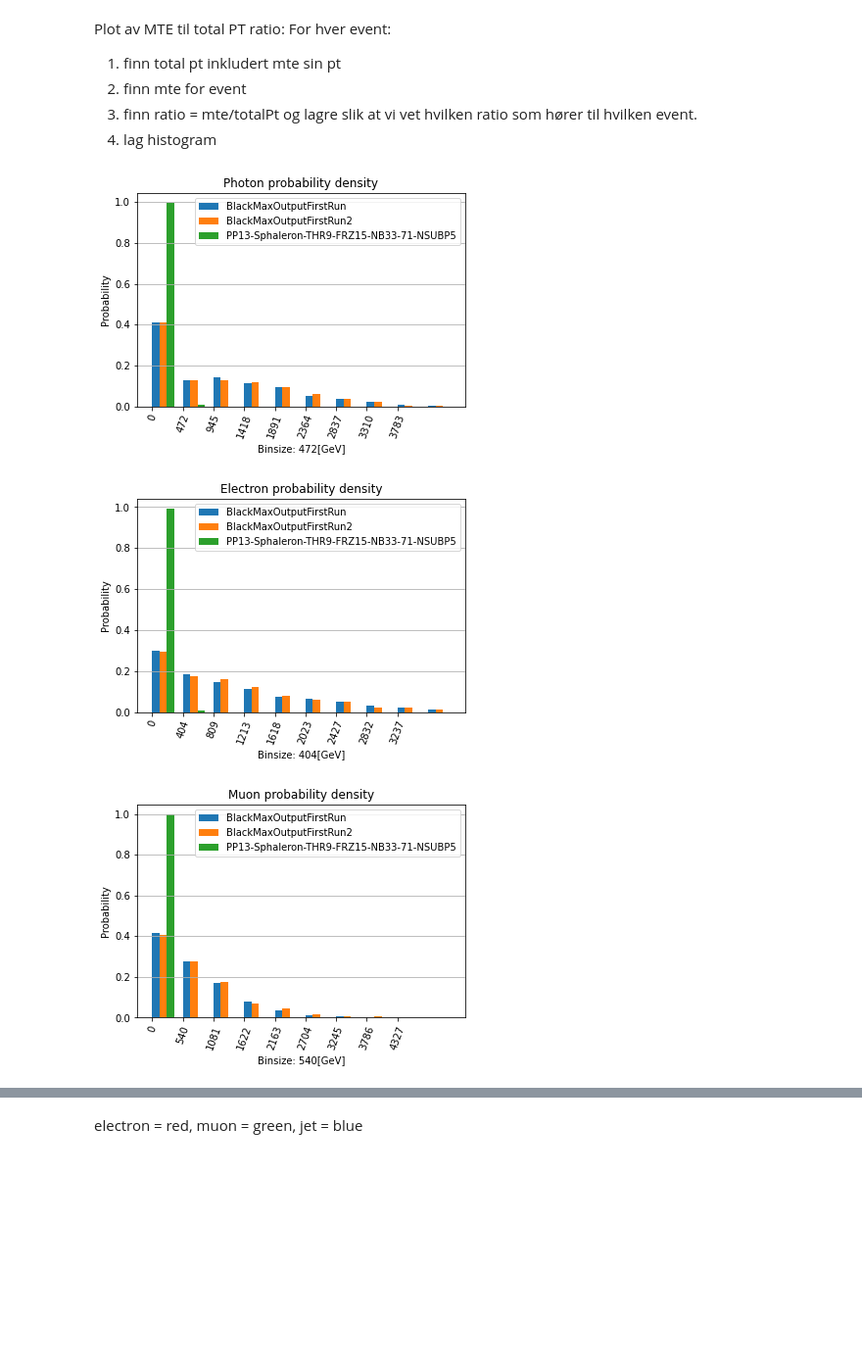
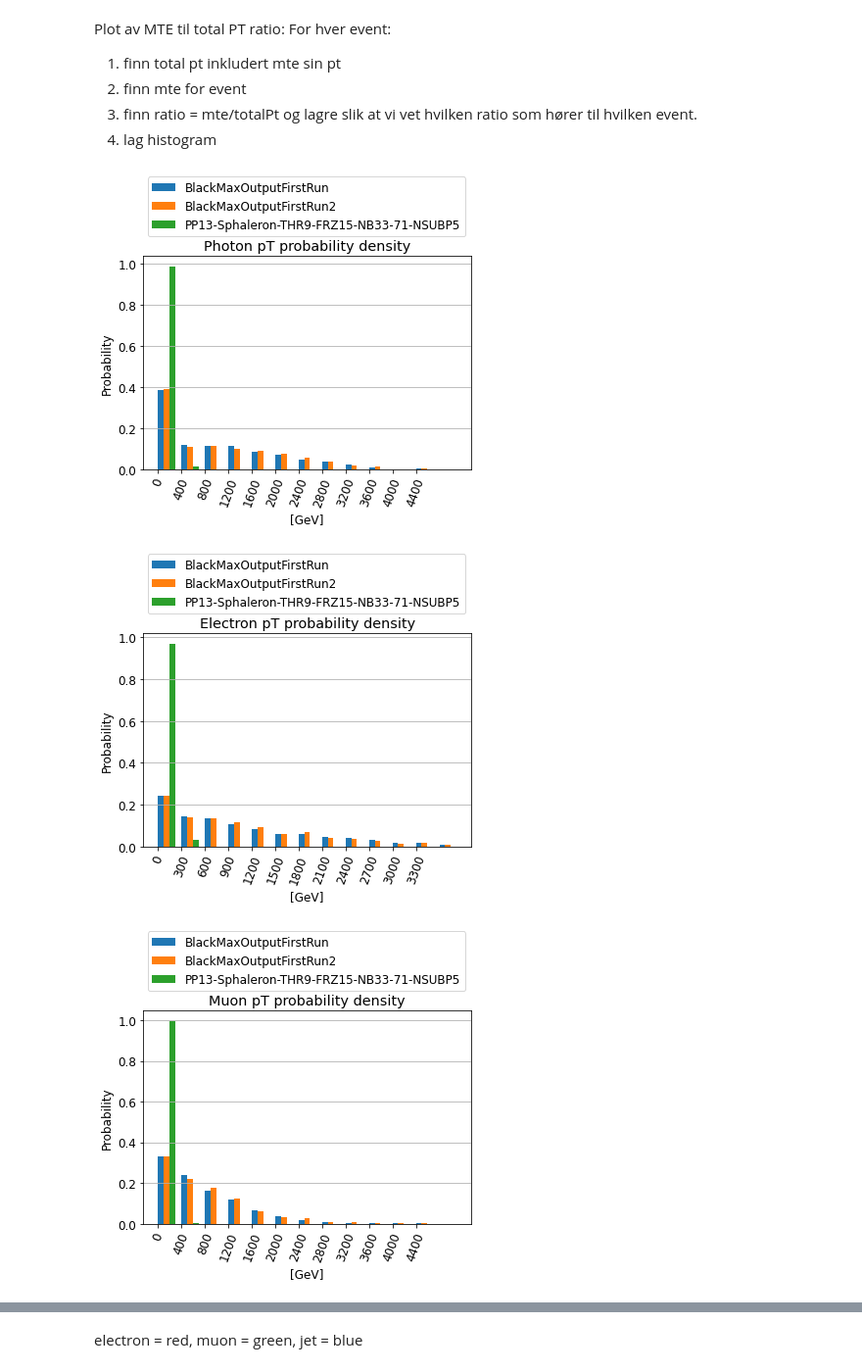
Before and after one commit to mitresthen/phys117_2021, a Jupyter notebook: SphaleronsVBlackHoles.ipynb, the cells around one changed output, grey strips where cells are left out. Shown at 98% size. Cells and saved outputs as stored; diff of their text form; code cells hidden in the pictures; blank space fills up the shorter version.

```diff
--- a/SphaleronsVBlackHoles.ipynb
+++ b/SphaleronsVBlackHoles.ipynb
@@ -135,9 +145,9 @@ class DataSet:                              #Filters and counts number of object
       print(f'{Path(self.path).stem} count of rejected Tau, Jet: {countUnder20}')
       return matrices
 # %%
-BlackMaxOutputPath = "/content/drive/MyDrive/Colab Notebooks/Phys117Data/BlackMaxOutputFirstRun/BlackMaxOutputFirstRun.lhco"
-BlackMaxOutput2Path = "/content/drive/MyDrive/Colab Notebooks/Phys117Data/BlackMaxOutputFirstRun/BlackMaxOutputFirstRun2.lhco"
-Sph13Path = "/content/drive/MyDrive/Colab Notebooks/Phys117Data/spharelon_events_for_ML/PP13-Sphaleron-THR9-FRZ15-NB33-71-NSUBP5.lhco"
+BlackMaxOutputPath = "/content/gdrive/MyDrive/Colab Notebooks/Phys117Data/BlackMaxOutputFirstRun/BlackMaxOutputFirstRun.lhco"
+BlackMaxOutput2Path = "/content/gdrive/MyDrive/Colab Notebooks/Phys117Data/BlackMaxOutputFirstRun/BlackMaxOutputFirstRun2.lhco"
+Sph13Path = "/content/gdrive/MyDrive/Colab Notebooks/Phys117Data/spharelon_events_for_ML/PP13-Sphaleron-THR9-FRZ15-NB33-71-NSUBP5.lhco"
 paths = [
   BlackMaxOutputPath,
   BlackMaxOutput2Path,
@@ -269,7 +281,7 @@ def bar_plot(ax, data, colors=None, total_width=0.8, single_width=1, legend=True
 
     # Draw legend if we need
     if legend:
-        ax.legend(bars, data.keys())
+        ax.legend(bars, data.keys(), bbox_to_anchor=(1, 1.4))
 
 
 def comparativePlot(binnedObjectSets, title):
@@ -280,6 +292,8 @@ def comparativePlot(binnedObjectSets, title):
 
   bar_plot(ax, dataDict, total_width=.8, single_width=.9)
   plt.title(title)
+  plt.xlabel('nr of particles per event')
+  plt.ylabel('Probability')
   plt.show()
 # %%
 def normalizeObjectCounts(objectCounts):
@@ -417,7 +413,7 @@ def mapPT():
         mapPT[dataSet.fileName, obj] = sumPT(dataSet.data)
   return mapPT
 
-def makeBins(mapPT=mapPT(), binNr=10):
+def makeBins(mapPT=mapPT(), binNr=13):
   mapBins = {}
   mapBinSize = {}
   for objectType in inclusiveObjectMapping:
@@ -428,7 +424,8 @@ def makeBins(mapPT=mapPT(), binNr=10):
       currentMaxXVal = max(mapPT[dataSet.fileName, objectType])
       if maxXVal < currentMaxXVal:
         maxXVal = currentMaxXVal
-    binSize = (maxXVal - minXVal)/binNr
+    currentBinSize = (maxXVal - minXVal)/binNr
+    binSize = round(currentBinSize, -2)
     mapBinSize[objectType] = binSize
     for i in range(binNr):
       bins.append(i*binSize)
@@ -451,58 +448,63 @@ def binEnergyCount(mapPT=mapPT(), binsData=makeBins()):
             lowValueCount += 1
       #print(f'{dataSet.fileName}, {objectType}, {lowValueCount} objects of pt less than 1')
       mapBinnedEnergyCount[dataSet.fileName, objectType] = binnedEnergyCount
+
   return mapBinnedEnergyCount
 
-def combineBins(mapBinnedEnergyCount=binEnergyCount()):
-  combinedEnergyMap = {}
-  for objectType in inclusiveObjectMapping:
-    combinedEnergySet = []
-    for dataSet in dataSets:
-      combinedEnergySet.append(mapBinnedEnergyCount[dataSet.fileName, objectType])
-    combinedEnergyMap[objectType] = combinedEnergySet
-  return combinedEnergyMap
+# def combineBins(mapBinnedEnergyCount=binEnergyCount()):
+#   combinedEnergyMap = {}
+#   for objectType in inclusiveObjectMapping:
+#     combinedEnergySet = []
+#     for dataSet in dataSets:
+#       combinedEnergySet.append(mapBinnedEnergyCount[dataSet.fileName, objectType])
+#     combinedEnergyMap[objectType] = combinedEnergySet
+#   return combinedEnergyMap
 
 
-def comparativePTPlot(binnedObjectSets, title, objectType, binInfo=makeBins()):
+def comparativePTPlot(binnedObjectSets, title, objectType, binInfo):
   fig, ax = plt.subplots()
   mapBins, binNr, binSize = binInfo
   ticks = []
   labels = []
   for i in range(binNr-1):
     a = int(i)
     ticks.append(a)
     labels.append(int((a)*binSize[objectType]))
   dataDict = {}
   for filename, binnedObjects in binnedObjectSets:
     dataDict[filename] = binnedObjects
 
   bar_plot(ax, dataDict, total_width=.8, single_width=.9, alignment="right")
   plt.title(title)
   plt.xticks(ticks=ticks, labels=labels, rotation=70)
   if normalizePTPlot == True:
     plt.ylabel(f'Probability')
   if normalizePTPlot == False:
     plt.ylabel(f'counts')
-  plt.xlabel(f'Binsize: {int(binSize[objectType])}[GeV]')
+  #plt.xlabel(f'Binsize: {int(binSize[objectType])}[GeV]')
+  plt.xlabel(f'[GeV]')
   plt.grid(axis='y')
   plt.show()
 
 
-def plotComparativeSpecificObjectEnergyDistribution(binEnergyCount=binEnergyCount()):
+def plotComparativeSpecificObjectEnergyDistribution(binEnergyCount):
     for objectType in inclusiveObjectMapping:
       specificCounts = []
       for dataSet in dataSets:
         if normalizePTPlot == True:
-          tmp = normalizeObjectCounts(binEnergyCount[dataSet.fileName, objectType])
-          specificCounts.append((dataSet.fileName, tmp))
-          norm = 'probability density'
+          NormalizedObjectCounts = normalizeObjectCounts(binEnergyCount[dataSet.fileName, objectType])
+          specificCounts.append((dataSet.fileName, NormalizedObjectCounts))
+          norm = 'pT probability density'
         if normalizePTPlot == False:
           norm = 'dist'
           specificCounts.append((dataSet.fileName, binEnergyCount[dataSet.fileName, objectType]))
-      comparativePTPlot(specificCounts, f'{inclusiveObjectMapping[objectType]} {norm}', objectType)
 
-plotComparativeSpecificObjectEnergyDistribution()
+      title = f'{inclusiveObjectMapping[objectType]} {norm}'
+      binInfo = makeBins()
+      comparativePTPlot(specificCounts, title, objectType, binInfo)
+
+plotComparativeSpecificObjectEnergyDistribution(binEnergyCount())
 # %% [output]
-[figure, old version]
+[figure, new version]
-[figure, old version]
+[figure, new version]
-[figure, old version]
+[figure, new version]
```
Also changed, not shown: parts of 27 cells of this notebook.
